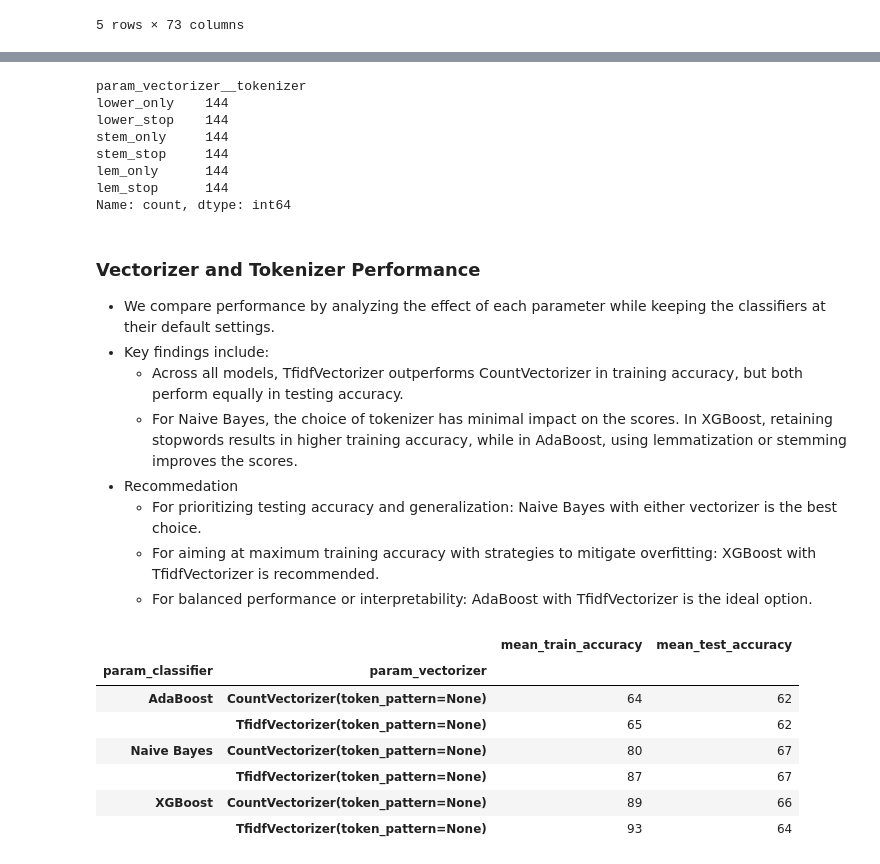
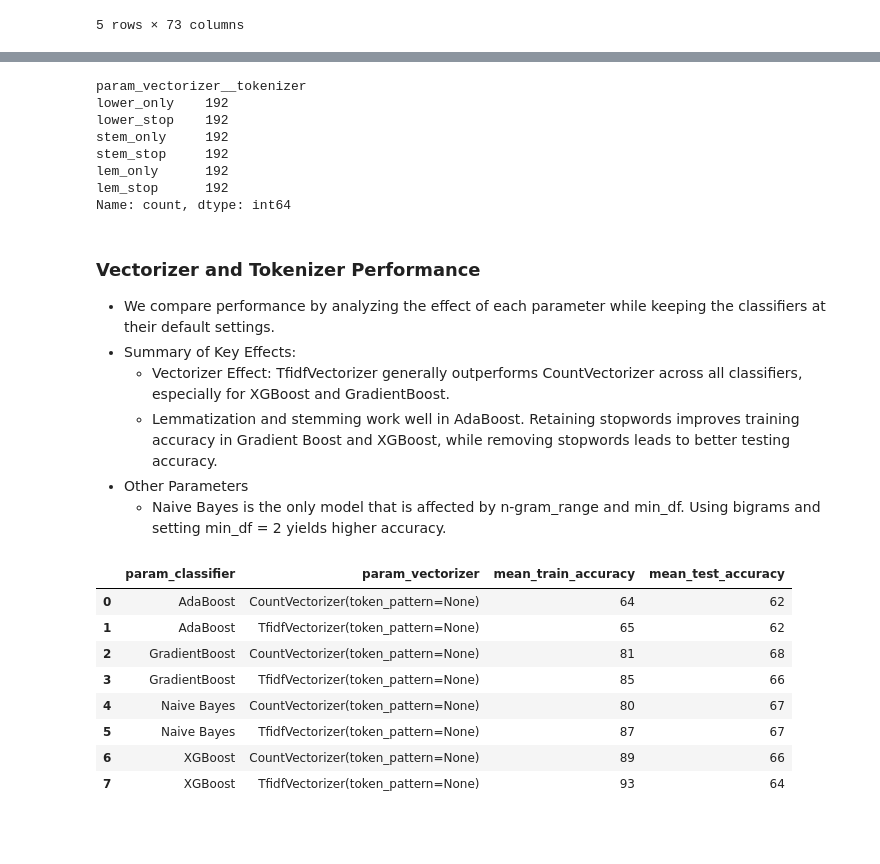
Before and after one commit to auttwitter/DSI-04, a Jupyter notebook: projects/project_3/code/03_Vectorizer_Performance.ipynb, the cells around one changed output, grey strips where cells are left out. Saved outputs shown, nothing was run; the diff lists cells and outputs as text; code cells hidden in the pictures; blank space fills up the shorter version.

```diff
--- a/projects/project_3/code/03_Vectorizer_Performance.ipynb
+++ b/projects/project_3/code/03_Vectorizer_Performance.ipynb
@@ -35,6 +35,7 @@ For this analysis, we will use the following columns:
 df1 = pd.read_csv('../data/cv_results_nb.csv')                       # Load Data Naive Bayes Performance
 df2 = pd.read_csv('../data/cv_results_xgb.csv')                      # Load Data XGBoost Performance
 df3 = pd.read_csv('../data/cv_results_ada.csv')                      # Load Data AdaBoost Performance
+df4 = pd.read_csv('../data/cv_results_gb.csv')                       # Load Data GradientBoost Performance
 # Check shape
-df1.shape, df2.shape, df3.shape
+df1.shape, df2.shape, df3.shape, df4.shape
 # %% [output]
@@ -42,7 +43,7 @@ df1.shape, df2.shape, df3.shape
 # %%
 # Concatenate 3 DataFrames into single DataFrame.
 # Note that all DataFrames have same structures.
-df = pd.concat([df1, df2, df3], axis = 0, ignore_index = True)
+df = pd.concat([df1, df2, df3, df4], axis = 0, ignore_index = True)
 
 # Check
 df.head()
@@ -85,7 +86,7 @@ def map_classifier_name(classifier_name):
     elif 'MultinomialNB' in classifier_name:
         return 'Naive Bayes'
     else:
-        return 'Unknown'  # In case there are any other classifiers
+        return 'GradientBoost'  # In case there are any other classifiers
 
 df['param_classifier'] = df['param_classifier'].apply(map_classifier_name)
 # %%
@@ -102,12 +103,12 @@ for word in tokenizers:
 df['param_vectorizer__tokenizer'].value_counts()
 # %% [output]
 param_vectorizer__tokenizer
-lower_only    144
-lower_stop    144
-stem_only     144
-stem_stop     144
-lem_only      144
-lem_stop      144
+lower_only    192
+lower_stop    192
+stem_only     192
+stem_stop     192
+lem_only      192
+lem_stop      192
 Name: count, dtype: int64
 # %%
 # Drop rows that mean_train_accuracy or mean_test_accuracy is NaN
@@ -115,22 +116,26 @@ df = df.dropna(subset=['mean_train_accuracy','mean_test_accuracy'])
 # %% [markdown]
 ### Vectorizer and Tokenizer Performance
 - We compare performance by analyzing the effect of each parameter while keeping the classifiers at their default settings.
-- Key findings include:
-    - Across all models, TfidfVectorizer outperforms CountVectorizer in training accuracy, but both perform equally in testing accuracy.
-    - For Naive Bayes, the choice of tokenizer has minimal impact on the scores. In XGBoost, retaining stopwords results in higher training accuracy, while in AdaBoost, using lemmatization or stemming improves the scores.
-- Recommedation
-    - For prioritizing testing accuracy and generalization: Naive Bayes with either vectorizer is the best choice.
-    - For aiming at maximum training accuracy with strategies to mitigate overfitting: XGBoost with TfidfVectorizer is recommended.
-    - For balanced performance or interpretability: AdaBoost with TfidfVectorizer is the ideal option.
+- Summary of Key Effects:
+    - Vectorizer Effect: TfidfVectorizer generally outperforms CountVectorizer across all classifiers, especially for XGBoost and GradientBoost.
+    - Lemmatization and stemming work well in AdaBoost. Retaining stopwords improves training accuracy in Gradient Boost and XGBoost, while removing stopwords leads to better testing accuracy.
+- Other Parameters
+  - Naive Bayes is the only model that is affected by n-gram_range and min_df. Using bigrams and setting min_df = 2 yields higher accuracy.
 # %%
-df.groupby(['param_classifier','param_vectorizer'])\
-[['mean_train_accuracy', 'mean_test_accuracy']].mean().mul(100).astype(int)
+dx = df_grouped = df.groupby(['param_classifier', 'param_vectorizer'])[['mean_train_accuracy', 'mean_test_accuracy']] \
+    .mean() \
+    .mul(100) \
+    .astype(int) \
+    .reset_index()
+
+dx
 # %% [output]
-|  |  | mean_train_accuracy | mean_test_accuracy |
-| param_classifier | param_vectorizer |  |  |
-| AdaBoost | CountVectorizer(token_pattern=None) | 64 | 62 |
-|  | TfidfVectorizer(token_pattern=None) | 65 | 62 |
-| Naive Bayes | CountVectorizer(token_pattern=None) | 80 | 67 |
-|  | TfidfVectorizer(token_pattern=None) | 87 | 67 |
-| XGBoost | CountVectorizer(token_pattern=None) | 89 | 66 |
-|  | TfidfVectorizer(token_pattern=None) | 93 | 64 |
+|  | param_classifier | param_vectorizer | mean_train_accuracy | mean_test_accuracy |
+| 0 | AdaBoost | CountVectorizer(token_pattern=None) | 64 | 62 |
+| 1 | AdaBoost | TfidfVectorizer(token_pattern=None) | 65 | 62 |
+| 2 | GradientBoost | CountVectorizer(token_pattern=None) | 81 | 68 |
+| 3 | GradientBoost | TfidfVectorizer(token_pattern=None) | 85 | 66 |
+| 4 | Naive Bayes | CountVectorizer(token_pattern=None) | 80 | 67 |
+| 5 | Naive Bayes | TfidfVectorizer(token_pattern=None) | 87 | 67 |
+| 6 | XGBoost | CountVectorizer(token_pattern=None) | 89 | 66 |
+| 7 | XGBoost | TfidfVectorizer(token_pattern=None) | 93 | 64 |
```
Also changed, not shown: parts of 18 cells of this notebook, 5 other files.
